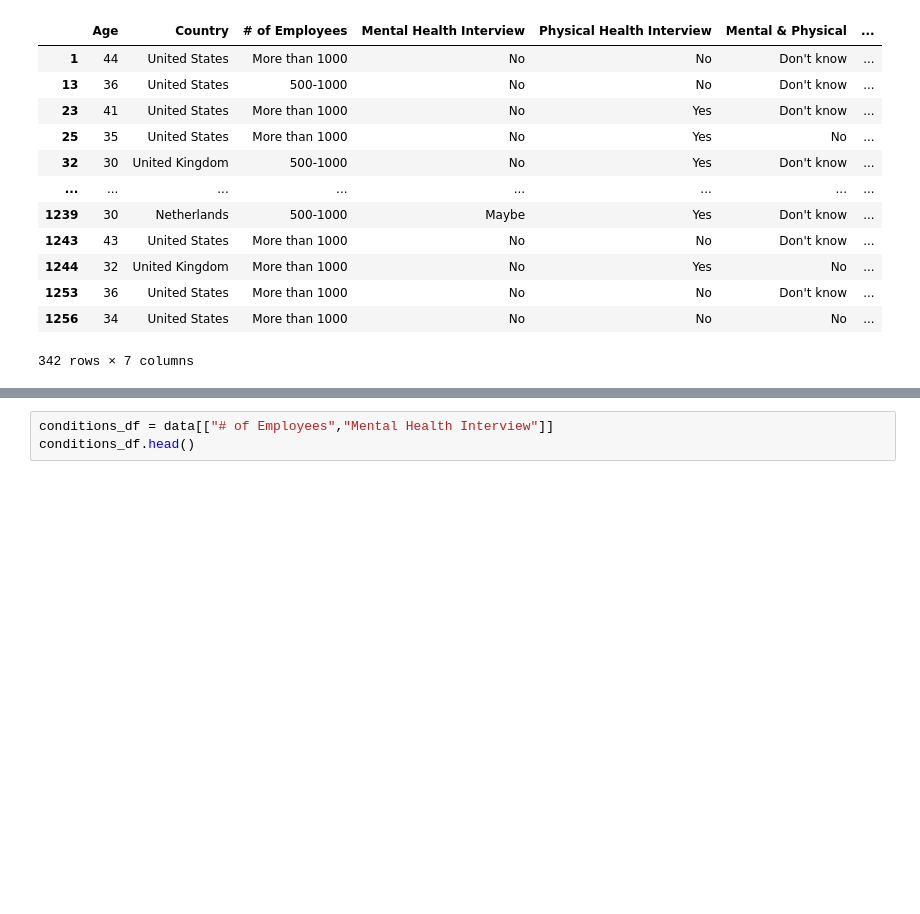
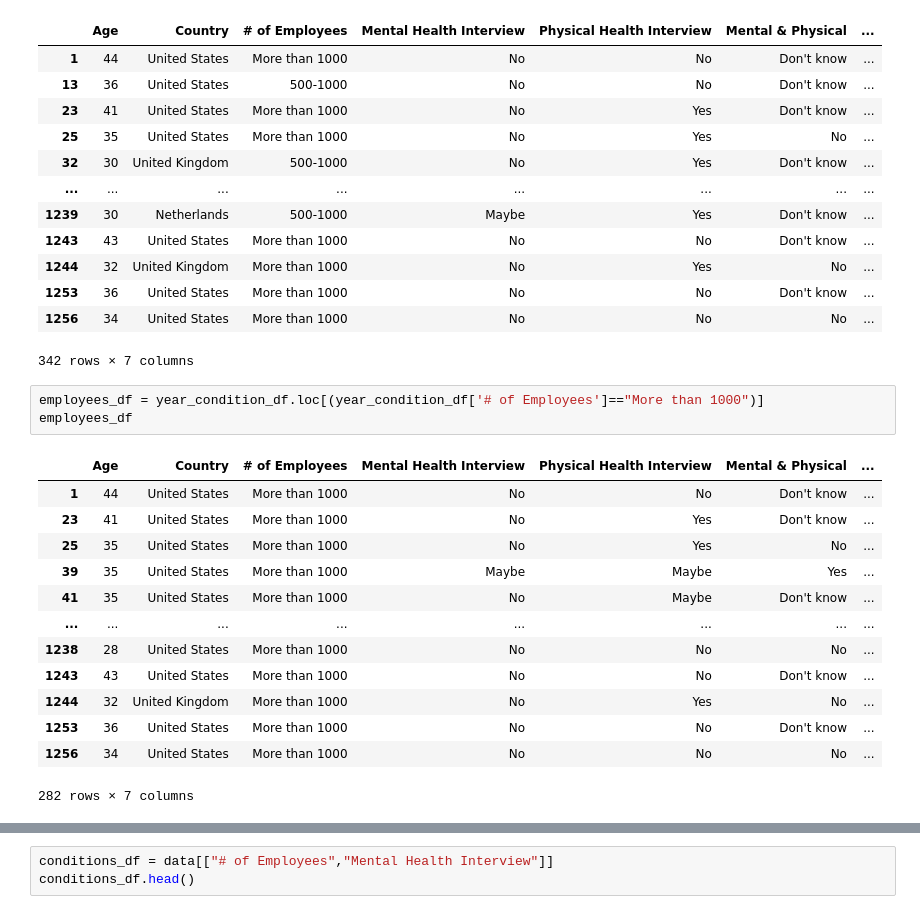
Before and after one commit to stephanieesamperio/Project3, a Jupyter notebook: Project_3.ipynb, the cells around one changed output, grey strips where cells are left out. Saved outputs shown, nothing was run; the diff lists cells and outputs as text; blank space fills up the shorter version.

```diff
--- a/Project_3.ipynb
+++ b/Project_3.ipynb
@@ -204,3 +168,20 @@ year_condition_df.loc[(year_condition_df['# of Employees']=="More than 1000")|(y
 | 1253 | 36 | United States | More than 1000 | No | No | Don't know | ... |
 | 1256 | 34 | United States | More than 1000 | No | No | No | ... |
 342 rows × 7 columns
+# %%
+employees_df = year_condition_df.loc[(year_condition_df['# of Employees']=="More than 1000")]
+employees_df
+# %% [output]
+|  | Age | Country | # of Employees | Mental Health Interview | Physical Health Interview | Mental & Physical | ... |
+| 1 | 44 | United States | More than 1000 | No | No | Don't know | ... |
+| 23 | 41 | United States | More than 1000 | No | Yes | Don't know | ... |
+| 25 | 35 | United States | More than 1000 | No | Yes | No | ... |
+| 39 | 35 | United States | More than 1000 | Maybe | Maybe | Yes | ... |
+| 41 | 35 | United States | More than 1000 | No | Maybe | Don't know | ... |
+| ... | ... | ... | ... | ... | ... | ... | ... |
+| 1238 | 28 | United States | More than 1000 | No | No | No | ... |
+| 1243 | 43 | United States | More than 1000 | No | No | Don't know | ... |
+| 1244 | 32 | United Kingdom | More than 1000 | No | Yes | No | ... |
+| 1253 | 36 | United States | More than 1000 | No | No | Don't know | ... |
+| 1256 | 34 | United States | More than 1000 | No | No | No | ... |
+282 rows × 7 columns
```
Also changed, not shown: parts of 26 cells of this notebook.
